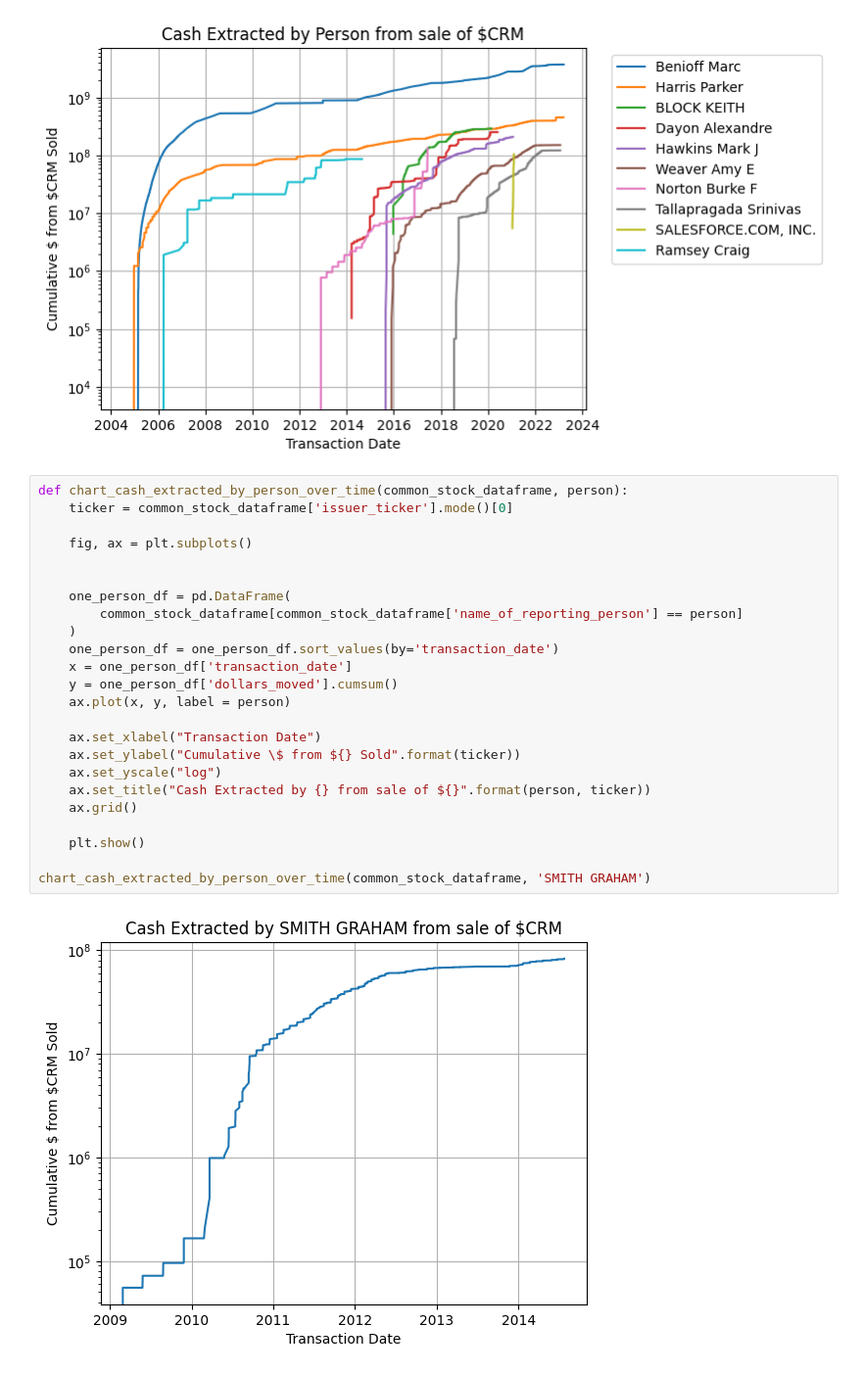
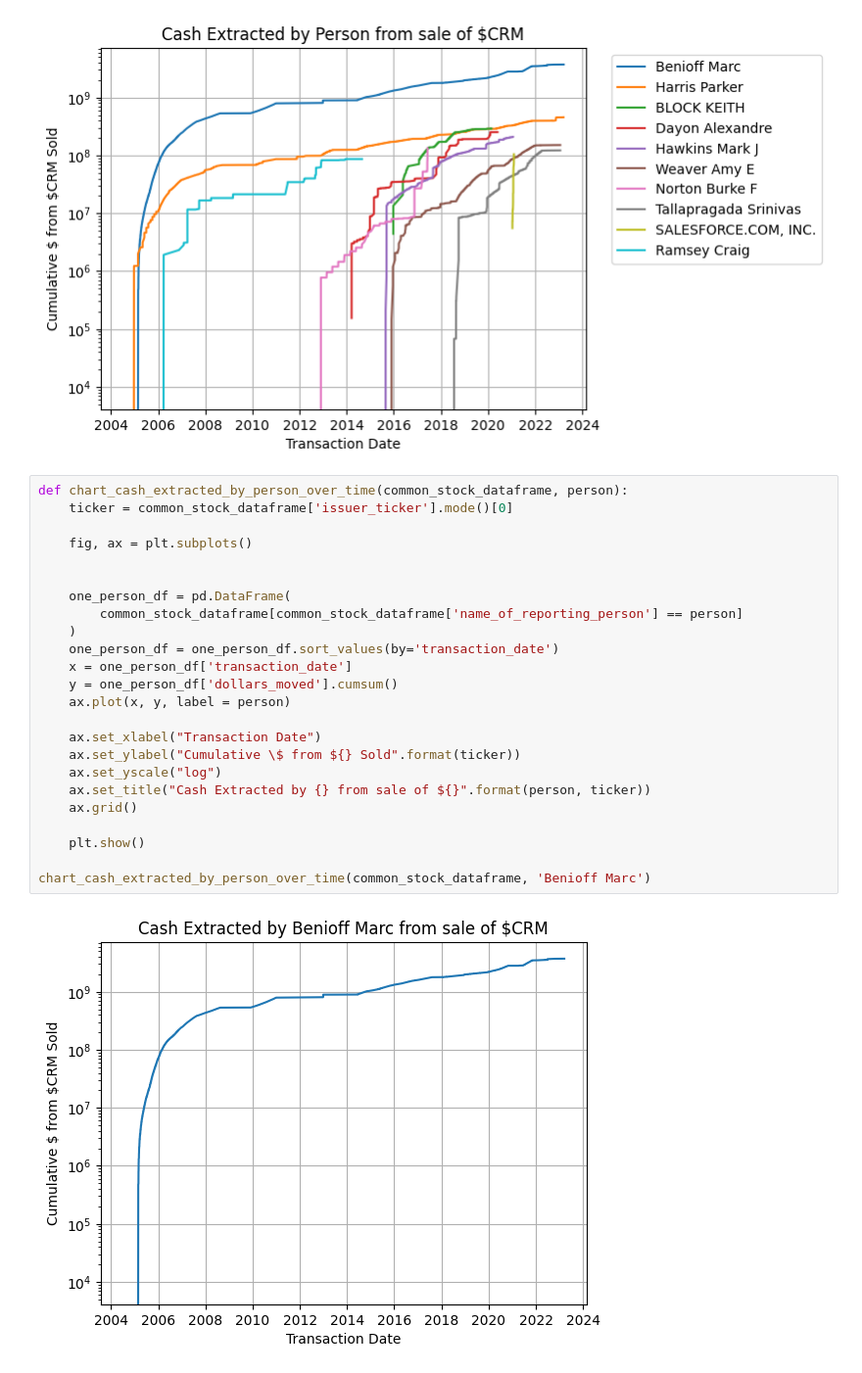
Before and after one commit to khalidelassaad/sec-jupyter, a Jupyter notebook: sec-api.ipynb, the cells around one changed output. Shown: that part at 98% size. Drawn from its saved outputs; the diff is of its cells as text.

```diff
--- a/sec-api.ipynb
+++ b/sec-api.ipynb
@@ -617,29 +617,29 @@ chart_cash_extracted_by_top_people_over_time(common_stock_dataframe, 10)
 # %%
 def chart_cash_extracted_by_person_over_time(common_stock_dataframe, person):
     ticker = common_stock_dataframe['issuer_ticker'].mode()[0]
 
     fig, ax = plt.subplots()
 
 
     one_person_df = pd.DataFrame(
         common_stock_dataframe[common_stock_dataframe['name_of_reporting_person'] == person]
     )
     one_person_df = one_person_df.sort_values(by='transaction_date')
     x = one_person_df['transaction_date']
     y = one_person_df['dollars_moved'].cumsum()
     ax.plot(x, y, label = person)
 
     ax.set_xlabel("Transaction Date")
     ax.set_ylabel("Cumulative \$ from ${} Sold".format(ticker))
     ax.set_yscale("log")
     ax.set_title("Cash Extracted by {} from sale of ${}".format(person, ticker))
     ax.grid()
 
     plt.show()
 
-chart_cash_extracted_by_person_over_time(common_stock_dataframe, 'SMITH GRAHAM')
+chart_cash_extracted_by_person_over_time(common_stock_dataframe, 'Benioff Marc')
 # %% [output]
-[figure, old version]
+[figure, new version]
 # %%
 def chart_biggest_transactions_by_person(common_stock_dataframe, person):
     persons_stock_dataframe = common_stock_dataframe[common_stock_dataframe['name_of_reporting_person'] == person]
```
Also changed, not shown: parts of 2 cells of this notebook.
